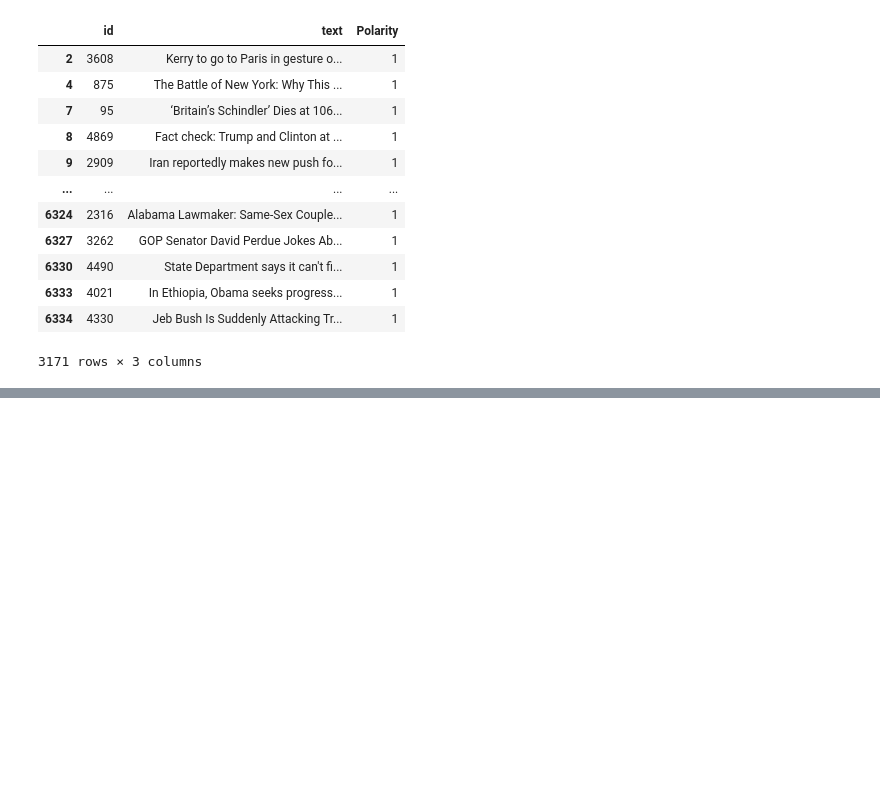
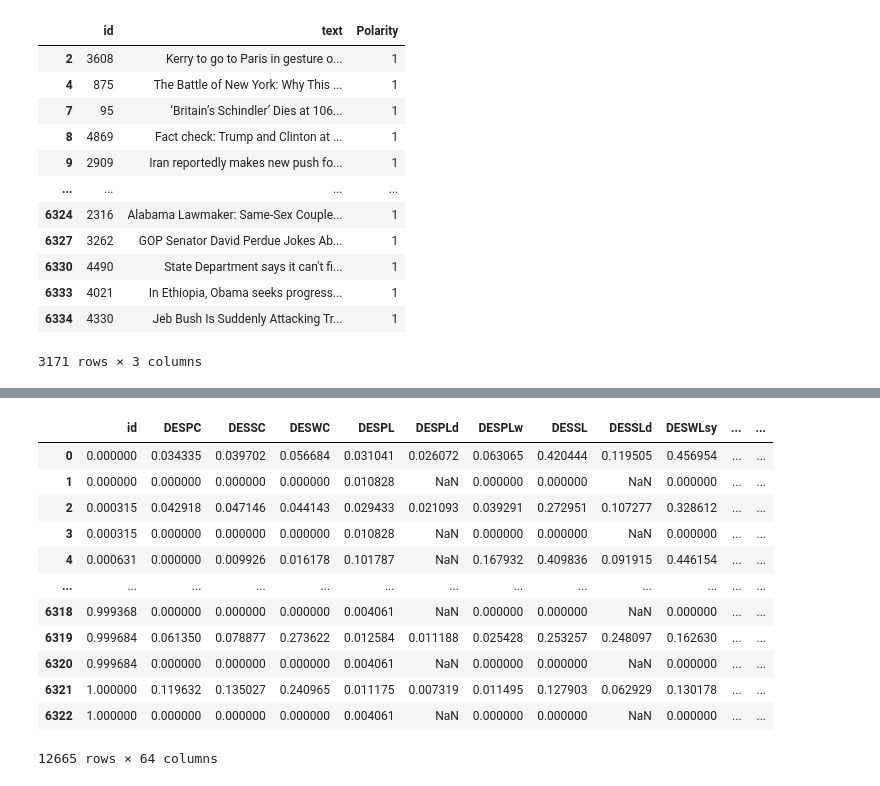
Before and after one commit to alberto-lorente/Final-Report-and-Presentation, a Jupyter notebook: Second_Dataset_Preprocess.ipynb, the cells around one changed output, grey strips where cells are left out. Drawn from its saved outputs; the diff is of its cells as text; code cells hidden in the pictures; blank space fills up the shorter version.

```diff
--- a/Second_Dataset_Preprocess.ipynb
+++ b/Second_Dataset_Preprocess.ipynb
@@ -136 +180,19 @@ for column in data_pre.columns:
+# %%
+test_data = pd.concat([true_max_scaled, fake_max_scaled])
+# %%
+test_data
+# %% [output]
+|  | id | DESPC | DESSC | DESWC | DESPL | DESPLd | DESPLw | DESSL | DESSLd | DESWLsy | ... | ... |
+| 0 | 0.000000 | 0.034335 | 0.039702 | 0.056684 | 0.031041 | 0.026072 | 0.063065 | 0.420444 | 0.119505 | 0.456954 | ... | ... |
+| 1 | 0.000000 | 0.000000 | 0.000000 | 0.000000 | 0.010828 | NaN | 0.000000 | 0.000000 | NaN | 0.000000 | ... | ... |
+| 2 | 0.000315 | 0.042918 | 0.047146 | 0.044143 | 0.029433 | 0.021093 | 0.039291 | 0.272951 | 0.107277 | 0.328612 | ... | ... |
+| 3 | 0.000315 | 0.000000 | 0.000000 | 0.000000 | 0.010828 | NaN | 0.000000 | 0.000000 | NaN | 0.000000 | ... | ... |
+| 4 | 0.000631 | 0.000000 | 0.009926 | 0.016178 | 0.101787 | NaN | 0.167932 | 0.409836 | 0.091915 | 0.446154 | ... | ... |
+| ... | ... | ... | ... | ... | ... | ... | ... | ... | ... | ... | ... | ... |
+| 6318 | 0.999368 | 0.000000 | 0.000000 | 0.000000 | 0.004061 | NaN | 0.000000 | 0.000000 | NaN | 0.000000 | ... | ... |
+| 6319 | 0.999684 | 0.061350 | 0.078877 | 0.273622 | 0.012584 | 0.011188 | 0.025428 | 0.253257 | 0.248097 | 0.162630 | ... | ... |
+| 6320 | 0.999684 | 0.000000 | 0.000000 | 0.000000 | 0.004061 | NaN | 0.000000 | 0.000000 | NaN | 0.000000 | ... | ... |
+| 6321 | 1.000000 | 0.119632 | 0.135027 | 0.240965 | 0.011175 | 0.007319 | 0.011495 | 0.127903 | 0.062929 | 0.130178 | ... | ... |
+| 6322 | 1.000000 | 0.000000 | 0.000000 | 0.000000 | 0.004061 | NaN | 0.000000 | 0.000000 | NaN | 0.000000 | ... | ... |
+12665 rows × 64 columns
 # %%
```
Also changed, not shown: parts of 9 cells of this notebook, 52 other files.
